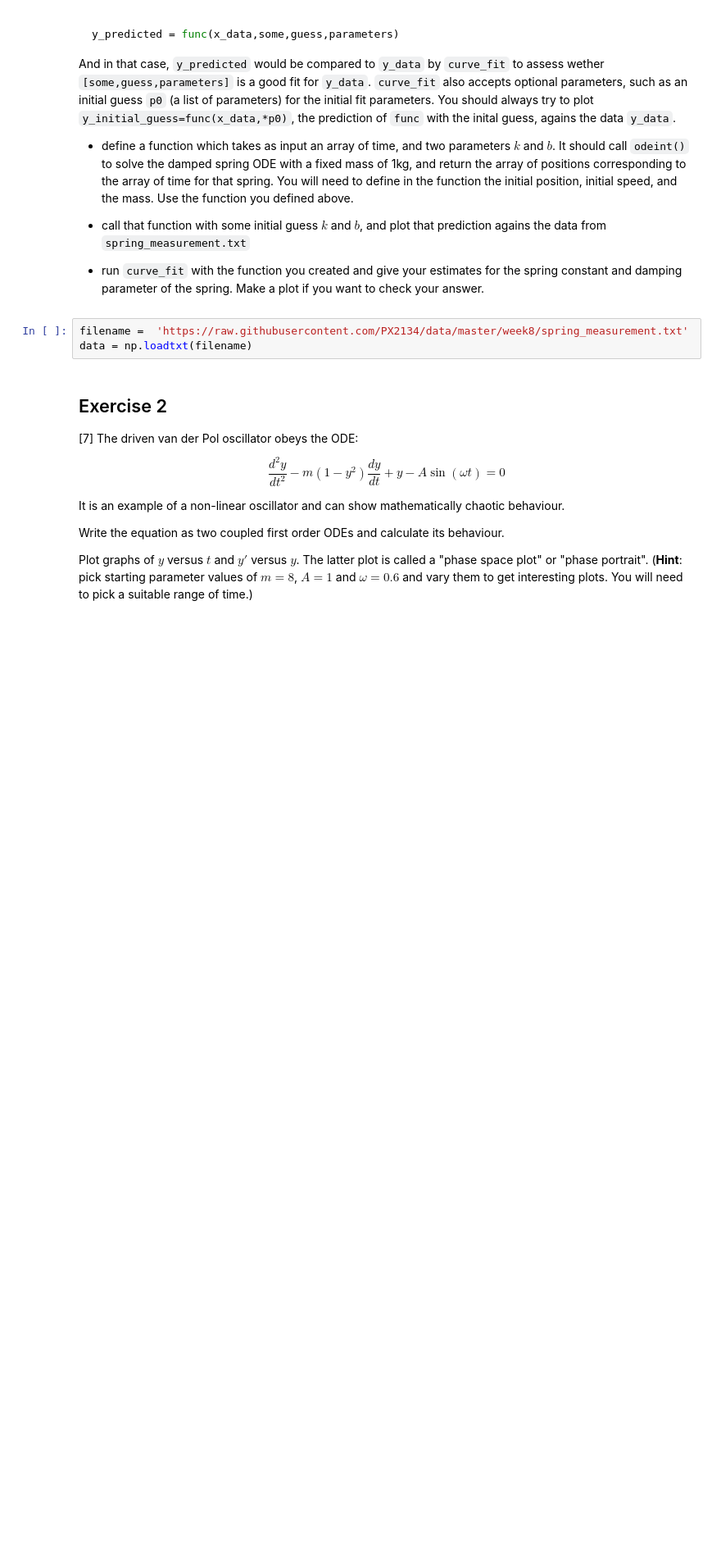
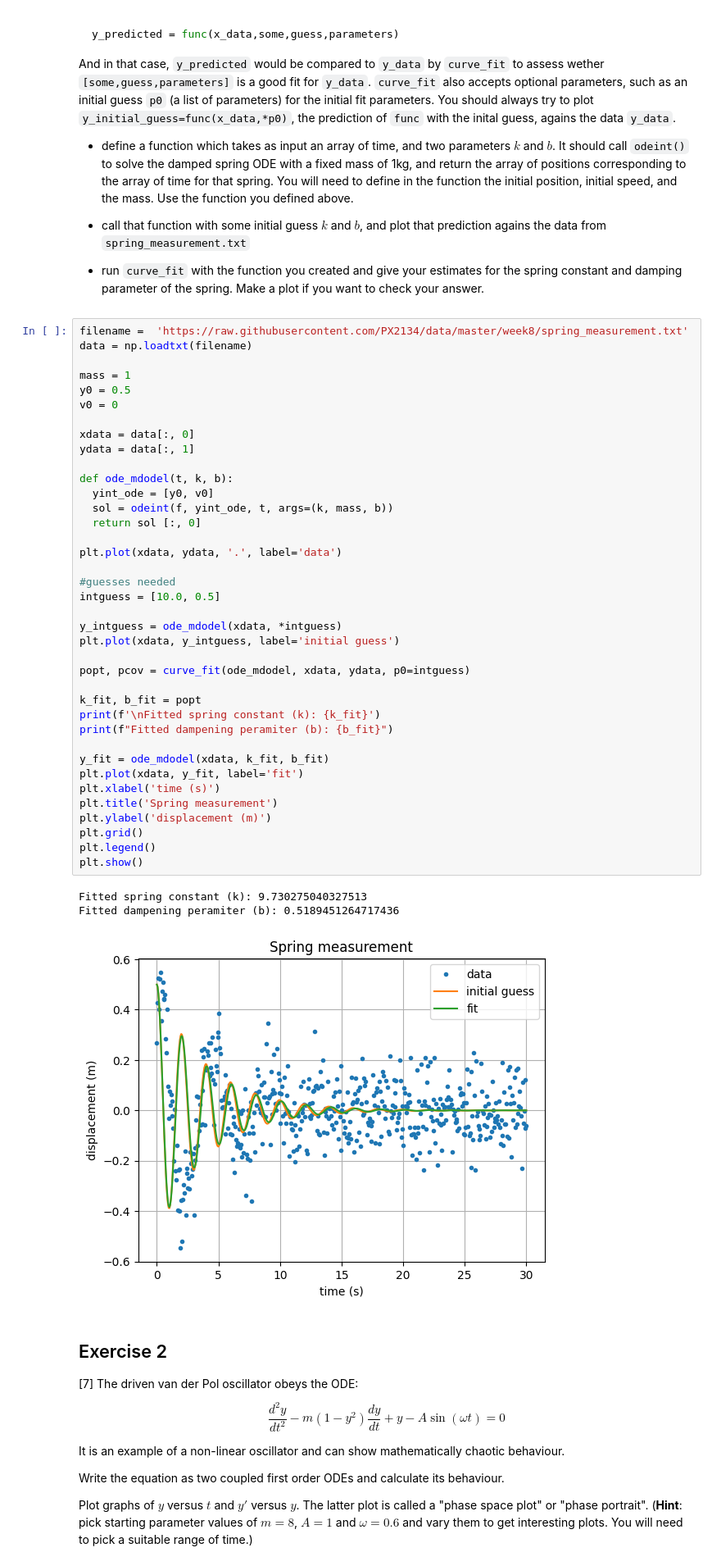
Before and after one commit to PX2145-2025/week-8-b-Houdmont-Joshua, a Jupyter notebook: ODEs.ipynb, the cells around one changed output. Shown at 82% size. Saved outputs shown, nothing was run; the diff lists cells and outputs as text; blank space fills up the shorter version.

```diff
--- a/ODEs.ipynb
+++ b/ODEs.ipynb
@@ -297,9 +298,48 @@ And in that case, `y_predicted` would be compared to `y_data` by `curve_fit` to
 - call that function with some initial guess $k$ and $b$, and plot that prediction agains the data from `spring_measurement.txt`
 
 - run `curve_fit` with the function you created and give your estimates for the spring constant and damping parameter of the spring. Make a plot if you want to check your answer.
-# %%
-filename =  'https://raw.githubusercontent.com/PX2134/data/master/week8/spring_measurement.txt'
-data = np.loadtxt(filename)
+# %%
+filename =  'https://raw.githubusercontent.com/PX2134/data/master/week8/spring_measurement.txt'
+data = np.loadtxt(filename)
+
+mass = 1
+y0 = 0.5
+v0 = 0
+
+xdata = data[:, 0]
+ydata = data[:, 1]
+
+def ode_mdodel(t, k, b):
+  yint_ode = [y0, v0]
+  sol = odeint(f, yint_ode, t, args=(k, mass, b))
+  return sol [:, 0]
+
+plt.plot(xdata, ydata, '.', label='data')
+
+#guesses needed
+intguess = [10.0, 0.5]
+
+y_intguess = ode_mdodel(xdata, *intguess)
+plt.plot(xdata, y_intguess, label='initial guess')
+
+popt, pcov = curve_fit(ode_mdodel, xdata, ydata, p0=intguess)
+
+k_fit, b_fit = popt
+print(f'\nFitted spring constant (k): {k_fit}')
+print(f"Fitted dampening peramiter (b): {b_fit}")
+
+y_fit = ode_mdodel(xdata, k_fit, b_fit)
+plt.plot(xdata, y_fit, label='fit')
+plt.xlabel('time (s)')
+plt.title('Spring measurement')
+plt.ylabel('displacement (m)')
+plt.grid()
+plt.legend()
+plt.show()
+# %% [output]
+Fitted spring constant (k): 9.730275040327513
+Fitted dampening peramiter (b): 0.5189451264717436
+[figure, added]
 # %% [markdown]
 ## Exercise 2
 
```
Also changed, not shown: parts of 1 cell of this notebook.
